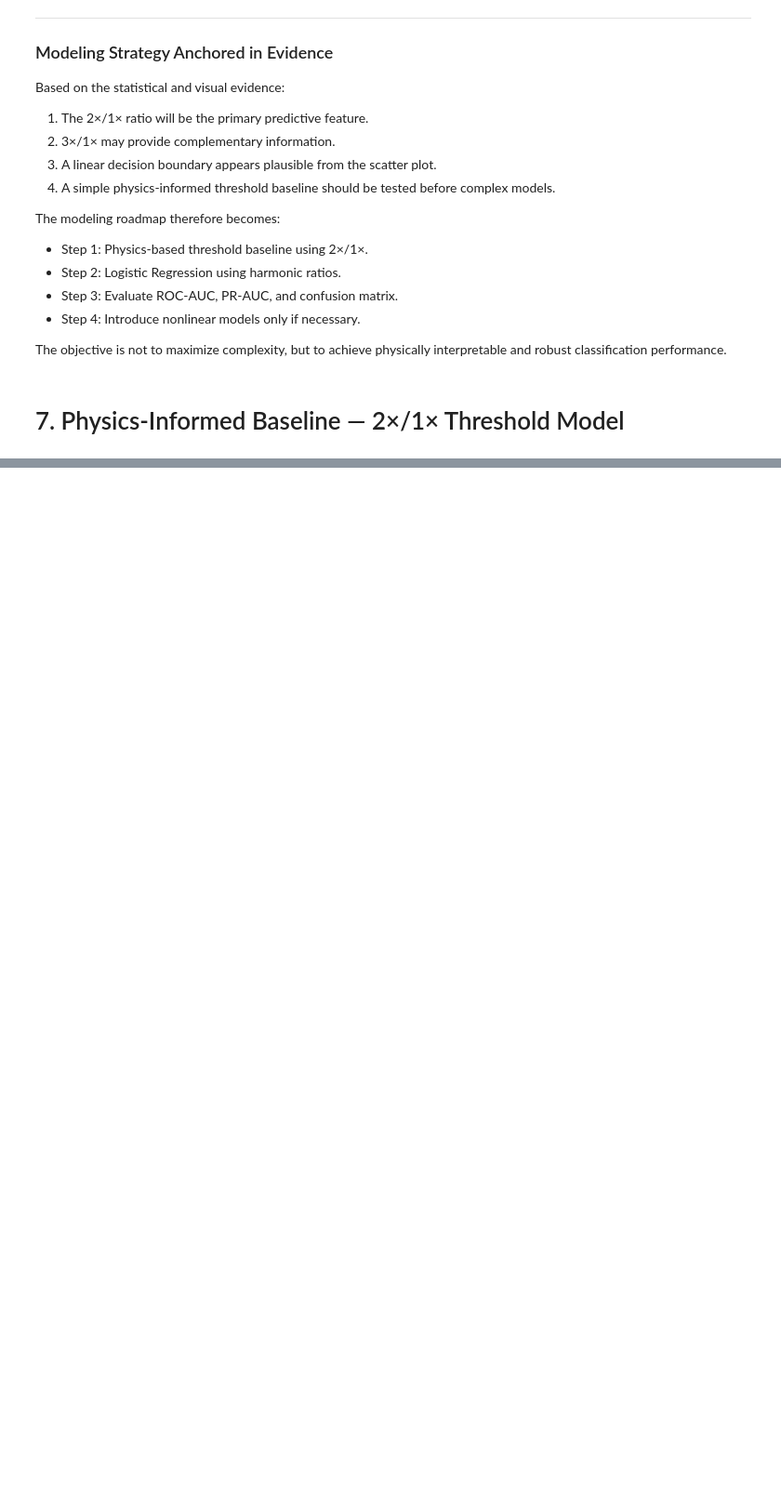
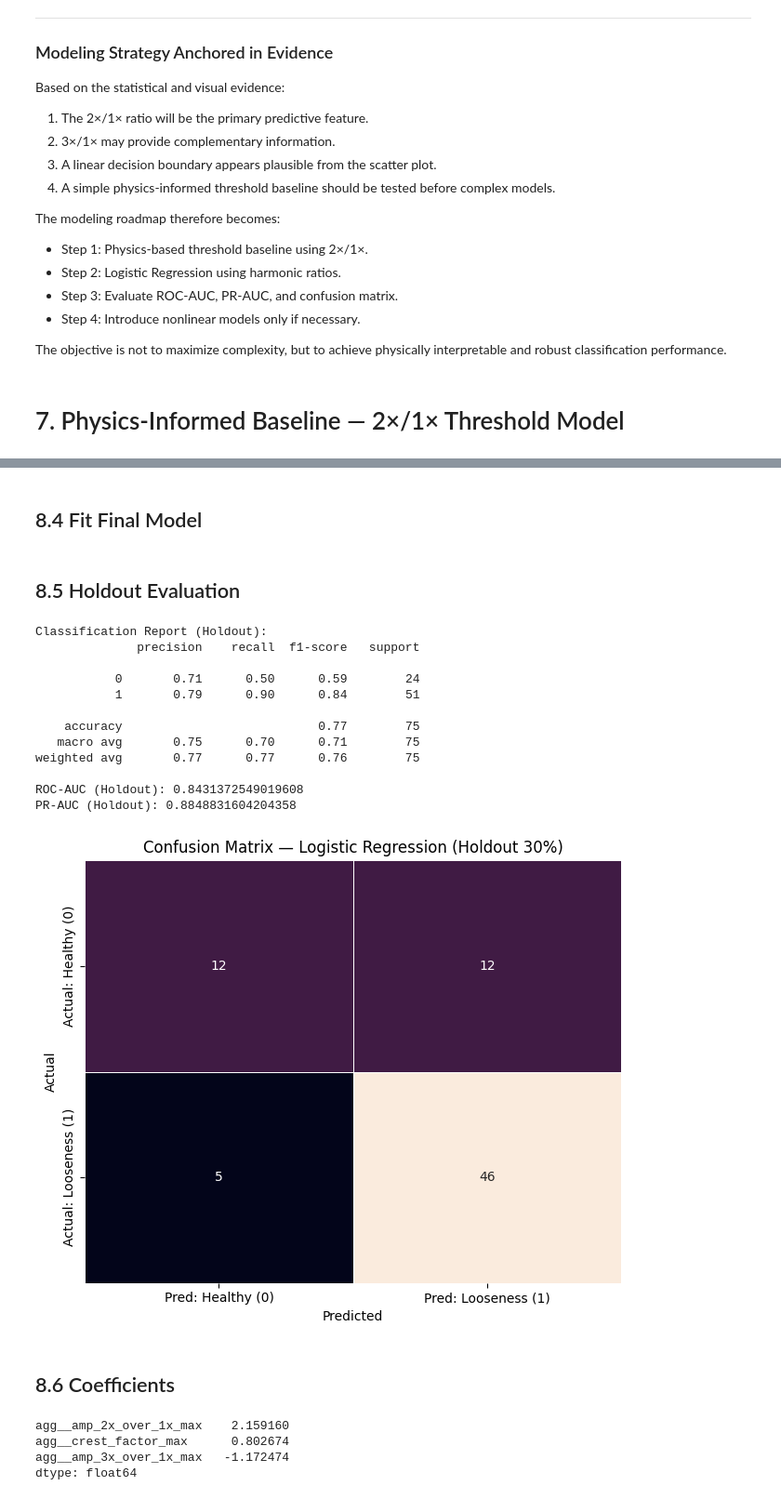
Before and after one commit to marioandrededeus/vibration-condition-monitoring, a Jupyter notebook: notebooks/01_part2_pipeline.ipynb, the cells around one changed output, grey strips where cells are left out. Shown at 93% size. Cells and saved outputs as stored; diff of their text form; code cells hidden in the pictures; blank space fills up the shorter version.

```diff
--- a/notebooks/01_part2_pipeline.ipynb
+++ b/notebooks/01_part2_pipeline.ipynb
@@ -1143,0 +1408,14 @@ This baseline serves as a transparent reference point for subsequent supervised
+# %%
+def log_transform_df(X: pd.DataFrame) -> pd.DataFrame:
+    X = X.copy()
+    X["agg__amp_2x_over_1x_max"] = np.log1p(X["agg__amp_2x_over_1x_max"].clip(lower=0))
+    X["agg__amp_3x_over_1x_max"] = np.log1p(X["agg__amp_3x_over_1x_max"].clip(lower=0))
+    return X
+
+pipeline = Pipeline([
+    ("log", FunctionTransformer(log_transform_df, validate=False)),
+    ("scaler", StandardScaler()),
+    ("model", LogisticRegression(max_iter=1000))
+])
+
+pipeline.fit(X_tr, y_tr)
@@ -1143,0 +1458,61 @@ This baseline serves as a transparent reference point for subsequent supervised
+# %% [markdown]
+## 8.4 Fit Final Model
+# %% [markdown]
+## 8.5 Holdout Evaluation
+# %%
+y_te_pred = pipeline.predict(X_te)
+y_te_proba = pipeline.predict_proba(X_te)[:, 1]
+
+print("Classification Report (Holdout):")
+print(classification_report(y_te, y_te_pred))
+
+print("ROC-AUC (Holdout):", roc_auc_score(y_te, y_te_proba))
+print("PR-AUC (Holdout):", average_precision_score(y_te, y_te_proba))
+
+cm = confusion_matrix(y_te, y_te_pred)
+
+cm_df = pd.DataFrame(
+    cm,
+    index=["Actual: Healthy (0)", "Actual: Looseness (1)"],
+    columns=["Pred: Healthy (0)", "Pred: Looseness (1)"]
+)
+
+plt.figure(figsize=(6.5, 5.5))
+sns.heatmap(
+    cm_df,
+    annot=True,
+    fmt="d",
+    cbar=False,
+    linewidths=0.5
+)
+
+plt.title("Confusion Matrix — Logistic Regression (Holdout 30%)")
+plt.xlabel("Predicted")
+plt.ylabel("Actual")
+plt.tight_layout()
+plt.show()
+# %% [output]
+Classification Report (Holdout):
+              precision    recall  f1-score   support
+
+           0       0.71      0.50      0.59        24
+           1       0.79      0.90      0.84        51
+
+    accuracy                           0.77        75
+   macro avg       0.75      0.70      0.71        75
+weighted avg       0.77      0.77      0.76        75
+
+ROC-AUC (Holdout): 0.8431372549019608
+PR-AUC (Holdout): 0.8848831604204358
+[figure, added]
+# %% [markdown]
+## 8.6 Coefficients
+# %%
+model = pipeline.named_steps["model"]
+coefs = pd.Series(model.coef_[0], index=selected_features)
+coefs.sort_values(ascending=False)
+# %% [output]
+agg__amp_2x_over_1x_max    2.159160
+agg__crest_factor_max      0.802674
+agg__amp_3x_over_1x_max   -1.172474
+dtype: float64
```
Also changed, not shown: parts of 54 cells of this notebook, 2 other files.
